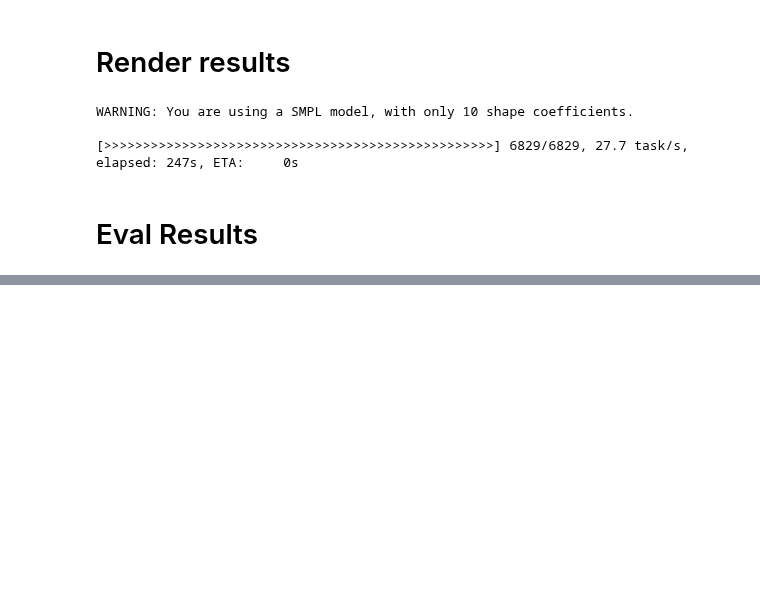
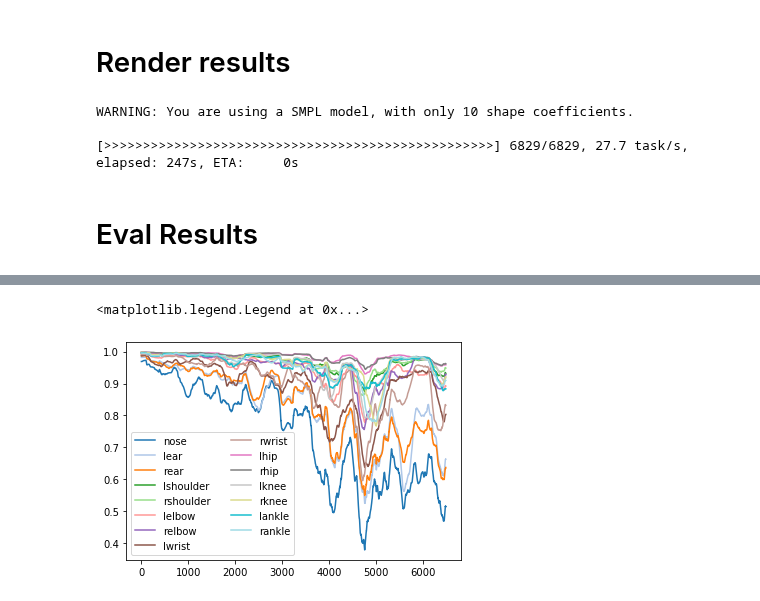
Before and after one commit to 2food/APEC, a Jupyter notebook: hmr.ipynb, the cells around one changed output, grey strips where cells are left out. Saved outputs shown, nothing was run; the diff lists cells and outputs as text; code cells hidden in the pictures; blank space fills up the shorter version.

```diff
--- a/hmr.ipynb
+++ b/hmr.ipynb
@@ -130,0 +159,16 @@ def eval(split):
+# %%
+colors = cm.tab20(np.linspace(0,1,15))
+
+coco_joint_names = kp_utils.get_coco_joint_names()
+coco_joint_names = coco_joint_names[:1] + coco_joint_names[3:]
+
+conv_N = 3*90
+
+for j in range(oks_testval.shape[1]):
+    j_oks = oks_testval[:,j].copy()
+    j_oks = scipy.ndimage.convolve(j_oks, np.ones(conv_N)/conv_N, mode='mirror')
+    plt.plot(j_oks, label=coco_joint_names[j], color=colors[j])
+plt.legend(loc='lower left', ncol=2)
+# %% [output]
+<matplotlib.legend.Legend at 0x...>
+[figure, added]
```
Also changed, not shown: parts of 10 cells of this notebook, 3 other files.
